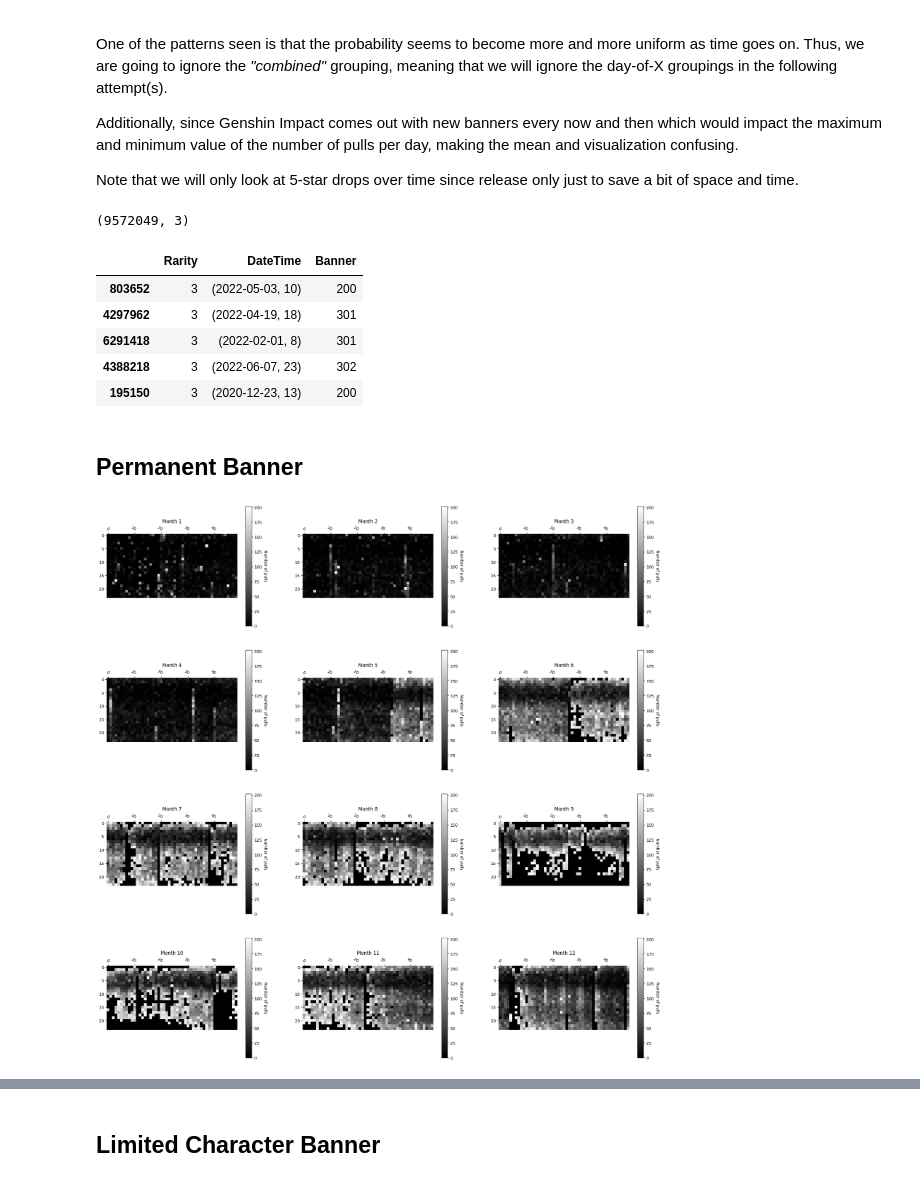
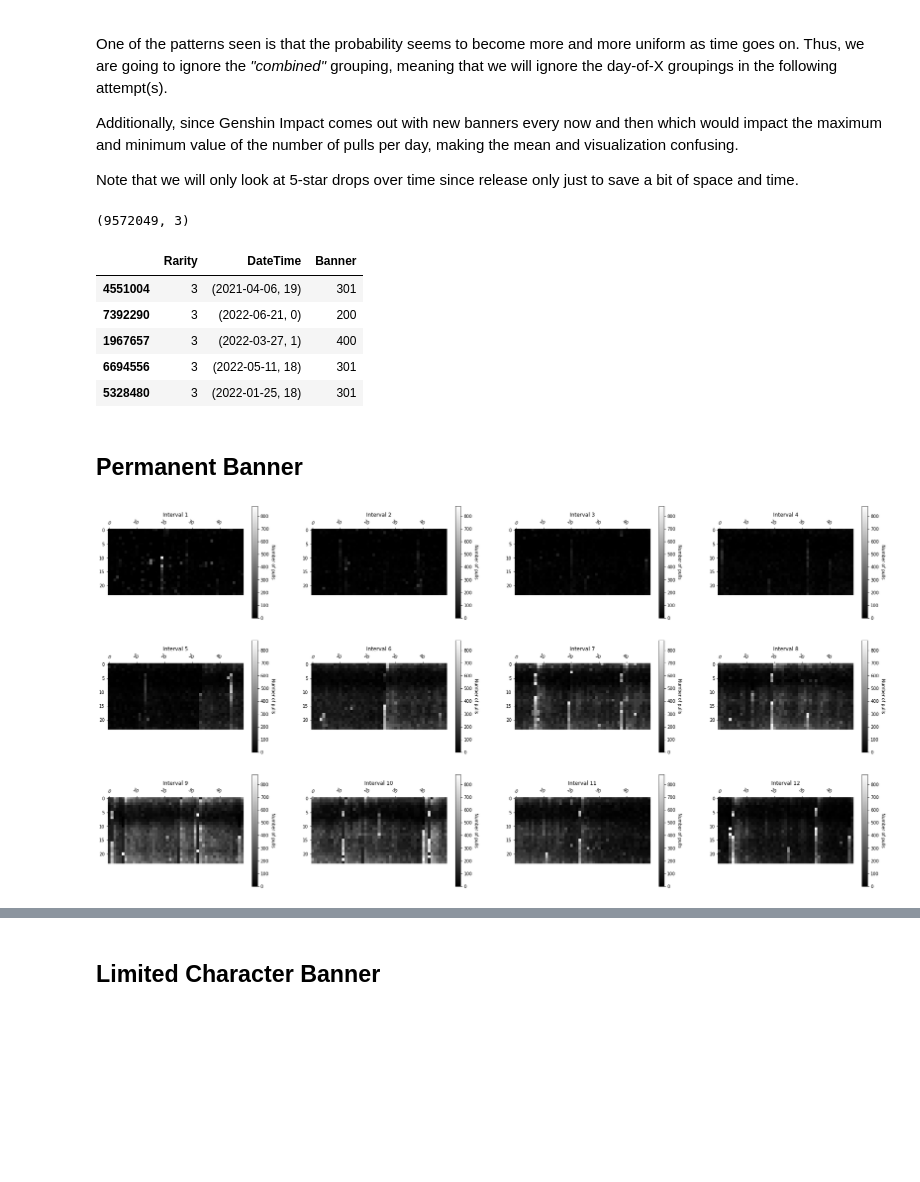
Before and after one commit to justnawat/optimized-genshin-pulling, a Jupyter notebook: Optimized Genshin Pulls.ipynb, the cells around one changed output, grey strips where cells are left out. Drawn from its saved outputs; the diff is of its cells as text; code cells hidden in the pictures; blank space fills up the shorter version.

```diff
--- a/Optimized Genshin Pulls.ipynb
+++ b/Optimized Genshin Pulls.ipynb
@@ -321,34 +321,48 @@ maximum and minimum value of the number of pulls per day, making the mean and vi
 
 Note that we will only look at 5-star drops over time since release only just to save a bit of space and time.
 # %%
-NEW_START_DATE = date(2020, 12, 4)
+NEW_DSR_FIGSIZE = (32, 16)
+DSR_ROWS = 3
+DSR_COLS = 4
+
+# NEW_START_DATE = date(2020, 12, 4)
+NEW_START_DATE = data_set02["DateTime"]\
+    .apply(simplify_dt)\
+    .unique()\
+    .min()[0]
+# NEW_START_DATE = None
 
 newstart_df = full_df[full_df.DateTime.apply(lambda dt: dt[0] > NEW_START_DATE)]\
-    .sort_values("DateTime") if NEW_START_DATE is not None else RELEASE_DATE
+    .sort_values("DateTime") if NEW_START_DATE is not None else full_df
 
 print(newstart_df.shape)
 newstart_df.sample(5)
 # %% [output]
 (9572049, 3)
 |  | Rarity | DateTime | Banner |
-| 803652 | 3 | (2022-05-03, 10) | 200 |
-| 4297962 | 3 | (2022-04-19, 18) | 301 |
-| 6291418 | 3 | (2022-02-01, 8) | 301 |
-| 4388218 | 3 | (2022-06-07, 23) | 302 |
-| 195150 | 3 | (2020-12-23, 13) | 200 |
+| 4551004 | 3 | (2021-04-06, 19) | 301 |
+| 7392290 | 3 | (2022-06-21, 0) | 200 |
+| 1967657 | 3 | (2022-03-27, 1) | 400 |
+| 6694556 | 3 | (2022-05-11, 18) | 301 |
+| 5328480 | 3 | (2022-01-25, 18) | 301 |
 # %%
-def transform_ignore_outliers(full_banner: np.ndarray):
-    q_val = np.mean(full_banner) * 2
+def transform_ignore_outliers(full_banner: np.ndarray, percentile=99):
+    q_val = np.percentile(full_banner, percentile)
+    m_val = np.mean(full_banner)
+
     outliers = full_banner > q_val
     copy = full_banner.copy()
-    copy[outliers] = 0
+    copy[outliers] = m_val
+
     return copy
-
-
-def dsr_transformer(dt): return ((dt[0] - NEW_START_DATE).days, dt[1])
 # %%
 unique_dates = newstart_df["DateTime"].apply(lambda dt: dt[0]).unique()
-days_since_2021 = (np.max(unique_dates) - NEW_START_DATE).days + 1
+
+if NEW_START_DATE is None:
+    days_since_2021 = DAYS_SINCE_RELEASE
+else:
+    days_since_2021 = (np.max(unique_dates) - NEW_START_DATE).days + 1
+    def dsr_transformer(dt): return ((dt[0] - NEW_START_DATE).days, dt[1])
 # %% [markdown]
 ## Permanent Banner
 # %%
@@ -358,8 +372,8 @@ perm_transform = transform_func(
 perm_all, perm_5stars, _ = perm_transform
 perm_all = transform_ignore_outliers(perm_all)
 # %%
-_, ax = plt.subplots(4, 3, figsize=(25, 25))
-dsr_heatmap(perm_all, ax, "Number of pulls")
+_, ax = plt.subplots(DSR_ROWS, DSR_COLS, figsize=NEW_DSR_FIGSIZE)
+dsr_heatmap(perm_all, ax, "Number of pulls", interval_name="Interval")
 # %% [output]
-[figure, old version]
+[figure, new version]
 # %%
```
Also changed, not shown: parts of 17 cells of this notebook.
